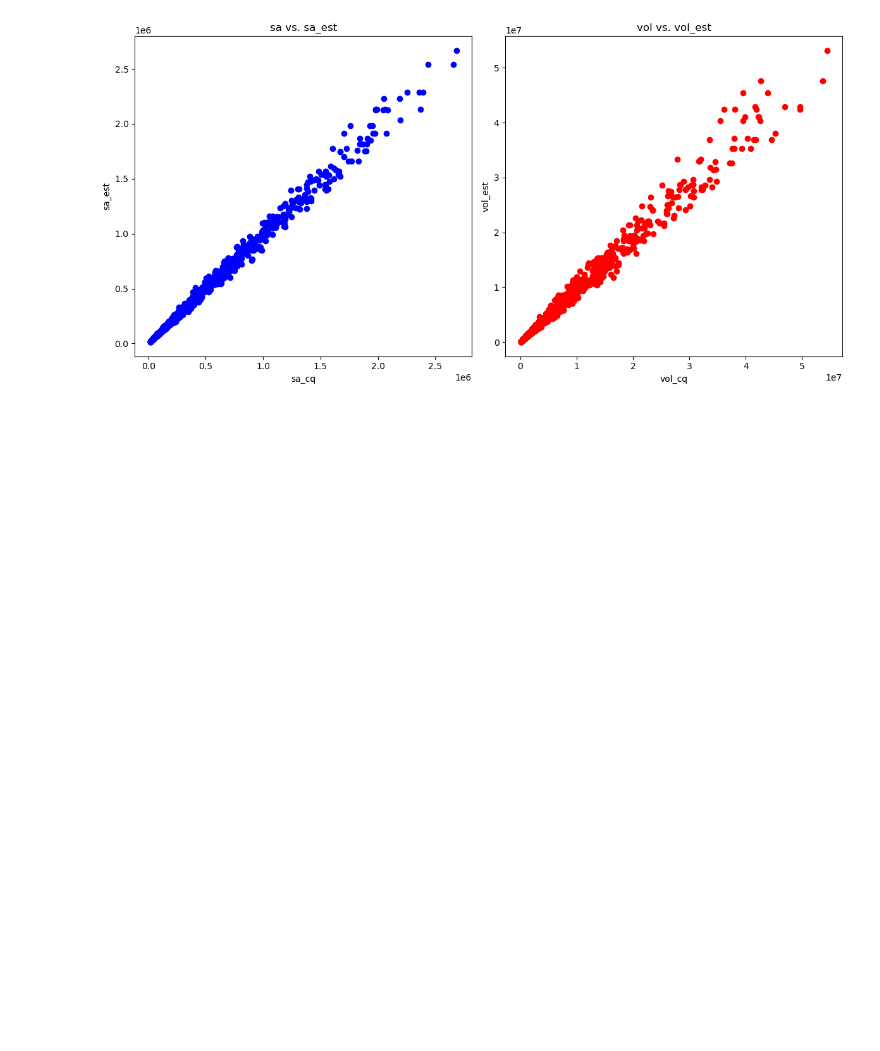
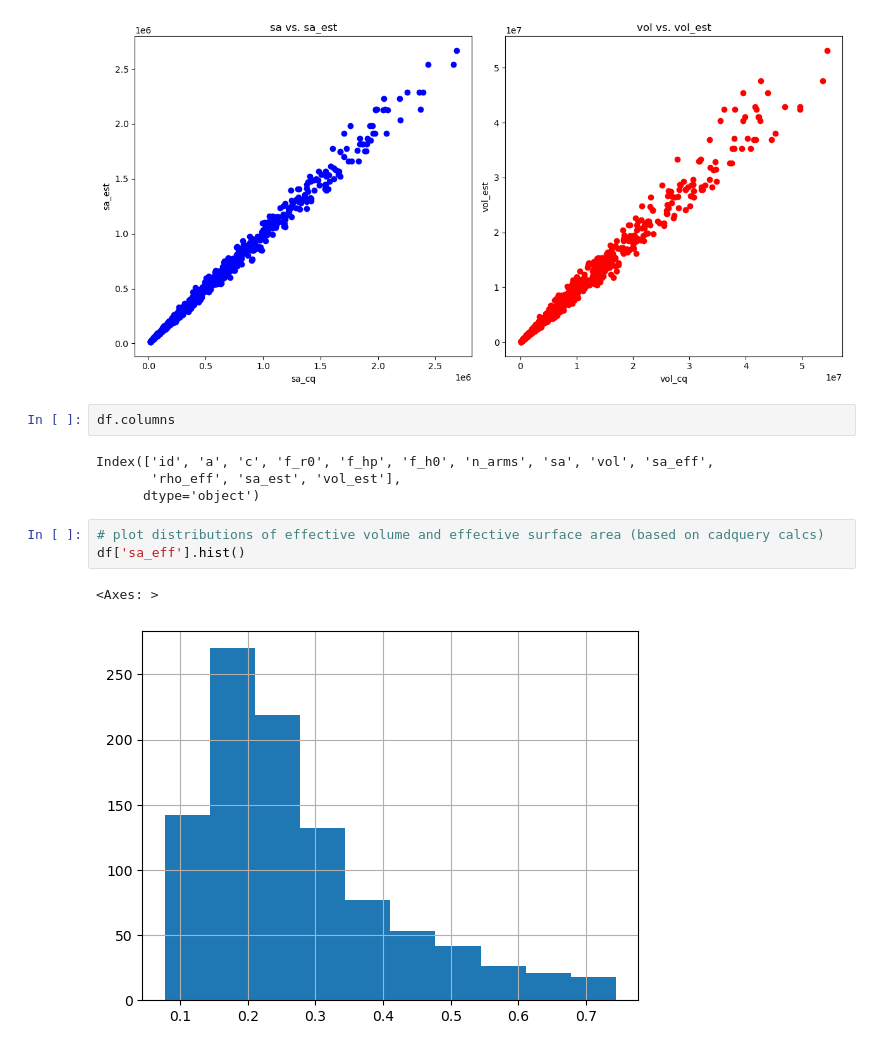
Before and after one commit to josephko91/ice3d, a Jupyter notebook: notebooks/13-vol-area-validation.ipynb, the cells around one changed output. Cells and saved outputs as stored; diff of their text form; blank space fills up the shorter version.

```diff
--- a/notebooks/13-vol-area-validation.ipynb
+++ b/notebooks/13-vol-area-validation.ipynb
@@ -149,3 +149,15 @@ plt.tight_layout()
 plt.show()
 # %% [output]
 [figure]
+# %%
+df.columns
+# %% [output]
+Index(['id', 'a', 'c', 'f_r0', 'f_hp', 'f_h0', 'n_arms', 'sa', 'vol', 'sa_eff',
+       'rho_eff', 'sa_est', 'vol_est'],
+      dtype='object')
+# %%
+# plot distributions of effective volume and effective surface area (based on cadquery calcs)
+df['sa_eff'].hist()
+# %% [output]
+<Axes: >
+[figure, added]
```
Also changed, not shown: parts of 1 cell of this notebook.
